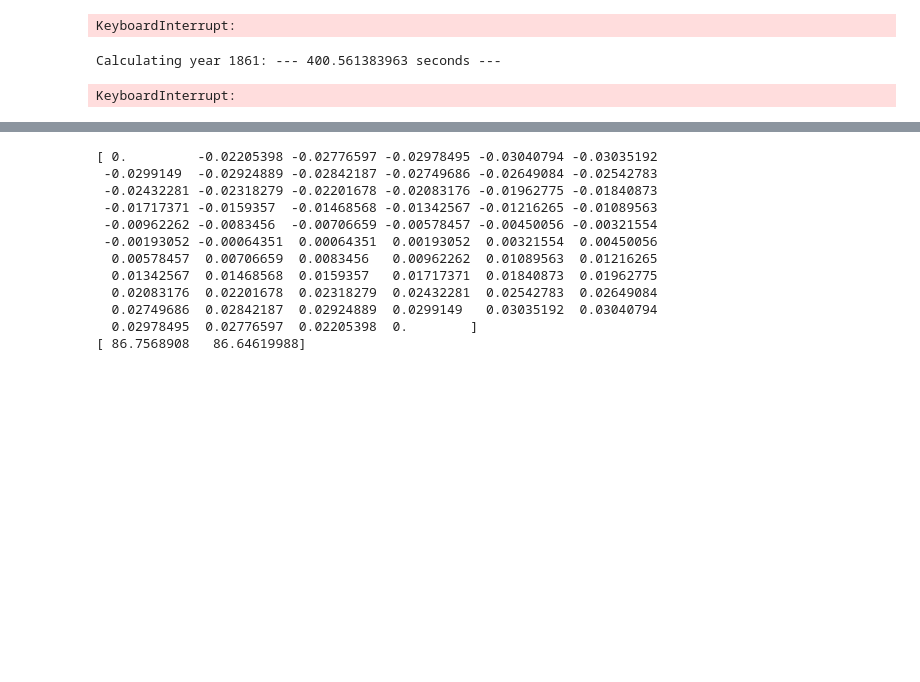
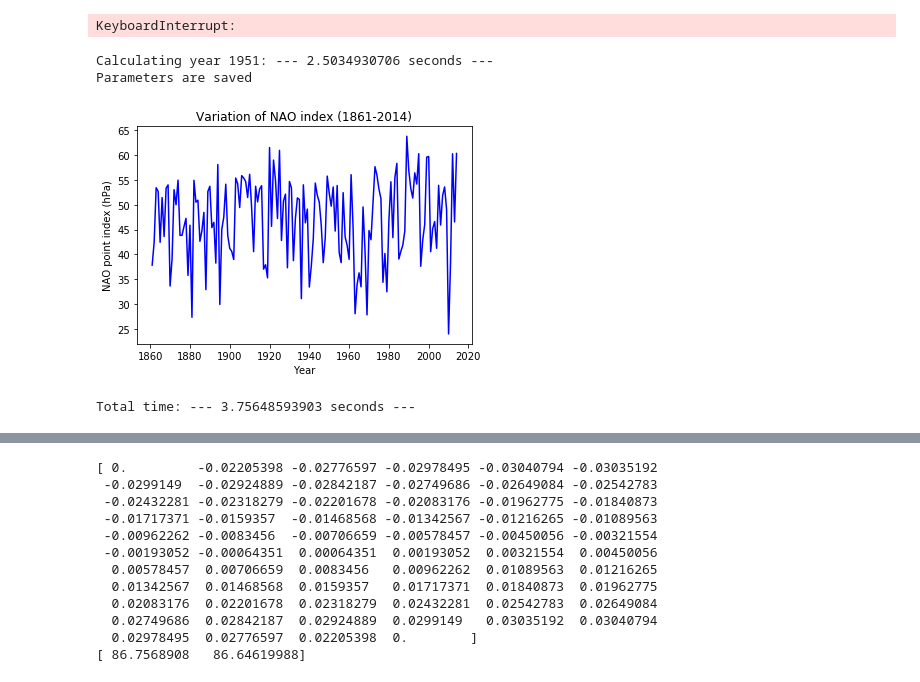
Before and after one commit to IaBrilliant/Atmopsheric-Physics-Research, a Jupyter notebook: main_project.ipynb, the cells around one changed output, grey strips where cells are left out. Saved outputs shown, nothing was run; the diff lists cells and outputs as text; code cells hidden in the pictures; blank space fills up the shorter version.

```diff
--- a/main_project.ipynb
+++ b/main_project.ipynb
@@ -114,21 +127,6 @@ for i in range(0,1968):
     values = ds.ua
     value[i,:,:] = sp.interpolate.griddata(np.array(ds_ws.lat), values, latss , method='cubic')
 
-'''
-vals_360 = np.empty([1968, 32, 128])
-temporary_vals_1 = np.empty([1968, 128, 32])
-for i in range(0, 1968):
-    temporary_vals_1[i, :, :] = np.transpose(vals_360[i, :, :]) #transposing back to lat, lon - new shape is 1968, 32, 128
-
-for i in range(0,1968):
-    temporary_vals_2 = np.empty([128, 776])
-    for j in range(0, 128):
-        temporary_vals_2[j][:] = sp.interpolate.griddata(np.array(ds_ws.lat[0:32]),\
-                                                         temporary_vals_1[i, j, :], latss, method = 'cubic')
-    value[i, :, :] = np.transpose(temporary_vals_2)
-    if i % 100 == 0:
-        print("Interpolating, %d: --- %s seconds ---" % (i, tm.time() - start_time))
-'''
 ds_ua850.close()
 
 print("Total time: --- %s seconds ---" % (tm.time() - start_time))
@@ -299,7 +297,11 @@ from scipy import signal
 import netCDF4 as nc
 import numpy as np
 
+start_time = tm.time()
+
 a = xr.open_dataset("/rds/general/user/ib719/home/UROP_2021/ws_interpolated2.nc")
+b = xr.open_dataset("/rds/general/user/ib719/home/UROP_2021/ps_interpolated.nc")
+ps_inter = b.to_array()[0, :, :, :]
 ds_ua850 = a.to_array()[0, :, 1:, :] #the 0th latitude gives nan values
 
 #latss 65.68921234 - iceland 24 (old - 8)
@@ -307,16 +309,11 @@ ds_ua850 = a.to_array()[0, :, 1:, :] #the 0th latitude gives nan values
 #latss 37.78471054 - azores 24 (old - 18)
 #lonss 334.35 - azores 22 (old - 119)
 
-start_time = tm.time()
-ps_inter = xr.open_dataset("/rds/general/user/ib719/home/UROP_2021/ps_interpolated.nc")
-
 '''Defining useful terms'''
-lon_ws_D = np.empty([128])
-lon_ws_F = np.empty([128])
-lon_ws_J = np.empty([128])
-lat_ws_D = np.empty([775])
-lat_ws_J = np.empty([775])
-lat_ws_F = np.empty([775])
+lat_ws_D = np.empty([154, 775])
+lat_ws_J = np.empty([154, 775])
+lat_ws_F = np.empty([154, 775])
+winter_speeds = np.empty([154, 775, 128])
 
 jet_strength = np.empty([154])
 jet_latitude = np.empty([154])
@@ -324,52 +321,54 @@ NAO_index = np.empty([154])
 header_param = "Year\t\tLatitude\tStrength\tNAO_index"
 
 '''Winter mean NetCDF file'''
 path = "/rds/general/user/ib719/home/UROP_2021/ws_winter.nc"
 avg_ws = nc.Dataset(path, 'w', format = 'NETCDF4')
 time = avg_ws.createDimension('time', 154)
 lat = avg_ws.createDimension('lat', 775)
 lon = avg_ws.createDimension('lon', 128)
 
 times = avg_ws.createVariable('time', np.float32, ('time',))
 lats = avg_ws.createVariable('lat', np.float32, ('lat',))
 lons = avg_ws.createVariable('lon', np.float32, ('lon',))
 value = avg_ws.createVariable('value', np.float32, ('time', 'lat', 'lon',))
 value.units = 'm/s'
 times[:] = np.arange(1861, 2015)
 lats[:] = latss[1:]
 lons[:] = ds_ws.lon[:]
 
+lat_ws_D[:, :] = np.mean(ds_ua850[119:1967:12, :, :], axis = 2) #1967 because 1968 is December
+lat_ws_J[:, :] = np.mean(ds_ua850[120:1968:12, :, :], axis = 2) #should be 154
+lat_ws_F[:, :] = np.mean(ds_ua850[121:1968:12, :, :], axis = 2) #should be 154
+
 for i in range(10, 164): # Number of years from 1861 to 2014
-        #np.flatten - raven; np.mean([ds_ua850[(12*i-1):(12*i+2), j, :]], axis = 1)
-    lat_ws_D[:] = np.mean(ds_ua850[(12*i-1), :, :], axis = 1)
-    lat_ws_J[:] = np.mean(ds_ua850[(12*i), :, :], axis = 1)
-    lat_ws_F[:] = np.mean(ds_ua850[(12*i+1), :, :], axis = 1)
-    value[i-10, :, :] = np.mean([ds_ua850[(12*i-1):(12*i+2), :, :]], axis = 0)
-    jet_strength[i-10] = np.average([max(lat_ws_D), max(lat_ws_J), max(lat_ws_F)])
-    jet_latitude[i-10] = np.average([ds_ua850.lat[np.where(lat_ws_D == max(lat_ws_D))], \
-                                     ds_ua850.lat[np.where(lat_ws_J == max(lat_ws_J))], \
-                                     ds_ua850.lat[np.where(lat_ws_F == max(lat_ws_F))]])
-    azores_ps = ps_inter.value[(12*i-1):(12*i+2), 199, 119] # Azores DJF
-    iceland_ps = ps_inter.value[(12*i-1):(12*i+2), 449, 121] # Iceland DJF
+    value[i-10, :, :] = np.mean(ds_ua850[(12*i-1):(12*i+2), :, :], axis = 0)
+    azores_ps = ps_inter[(12*i-1):(12*i+2), 449, 119] # Azores DJF
+    iceland_ps = ps_inter[(12*i-1):(12*i+2), 199, 121] # Iceland DJF
     NAO_index[i-10] = np.average(azores_ps - iceland_ps)/100 # Division by 100 to convert into hPa
-    print("Calculating year %d: --- %s seconds ---" % (i+1851, tm.time() - start_time))
+    jet_strength[i-10] = np.average([max(lat_ws_D[i-10]), max(lat_ws_J[i-10]), max(lat_ws_F[i-10])])
+    # 1 is added to the index because the first latitude in latss is not used in lat_ws_D
+    jet_latitude[i-10] = np.average([latss[np.where(lat_ws_D[i-10] == max(lat_ws_D[i-10]))[0][0]+1], \
+                                     latss[np.where(lat_ws_J[i-10] == max(lat_ws_J[i-10]))[0][0]+1], \
+                                     latss[np.where(lat_ws_F[i-10] == max(lat_ws_F[i-10]))[0][0]+1]])
 
 avg_ws.close()
 
 params = np.column_stack([ds_ws.time[120:1957:12].dt.year, jet_latitude, jet_strength, NAO_index])
 np.savetxt('parameters.txt', params, fmt = '%.5f', delimiter = '\t', header = header_param, comments = '')
 print('Parameters are saved')
 
-#plt.xlabel('Year')
-#plt.ylabel('NAO point index (hPa)')
-#plt.title('Variation of NAO index (1861-2014)')
-#plt.plot(ds_ua850.time[120:1957:12].dt.year, NAO_index, color = 'blue')
-#plt.show()
+plt.xlabel('Year')
+plt.ylabel('NAO point index (hPa)')
+plt.title('Variation of NAO index (1861-2014)')
+plt.plot(np.arange(1861, 2015), NAO_index, color = 'blue')
+plt.show()
 
 print("Total time: --- %s seconds ---" % (tm.time() - start_time))
 # %% [output]
-Calculating year 1861: --- 400.561383963 seconds ---
+Calculating year 1951: --- 2.5034930706 seconds ---
+Parameters are saved
+[figure, added]
-KeyboardInterrupt:
+Total time: --- 3.75648593903 seconds ---
 # %%
 """ Regression Analysis """
 import time
```
Also changed, not shown: parts of 4 cells of this notebook.
